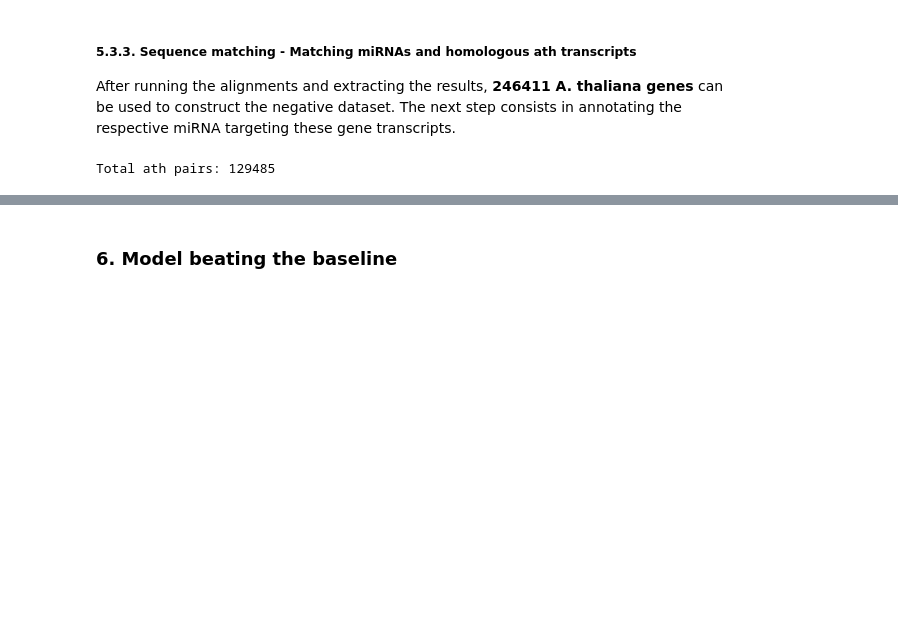
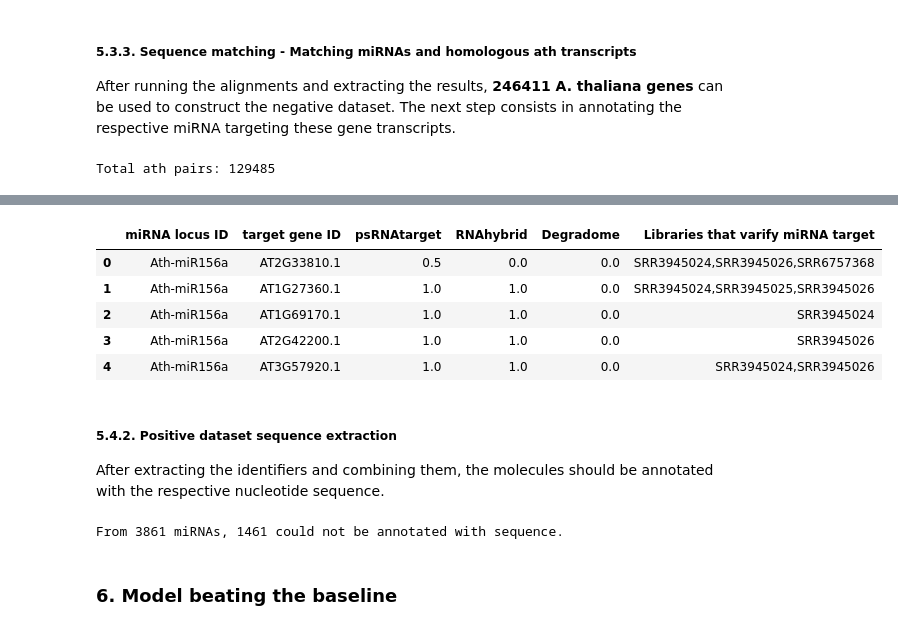
Before and after one commit to susana3/mirna-target-prediction-DNN-FP-UoL, a Jupyter notebook: target_prediction.ipynb, the cells around one changed output, grey strips where cells are left out. Drawn from its saved outputs; the diff is of its cells as text; code cells hidden in the pictures; blank space fills up the shorter version.

```diff
--- a/target_prediction.ipynb
+++ b/target_prediction.ipynb
@@ -340,0 +374,12 @@ with open('data/negative_pairs/ath_negative_dataset.txt', 'w') as f:
+# %%
+# Loads the PmiRen dataset [34].
+pmiren_dataset = pd.read_csv('data/validated_interactions/ath_target_genes.txt', sep='\t')
+# The columns of interest are `miRNA locus ID` and `target gene ID`.
+pmiren_dataset.head()
+# %% [output]
+|  | miRNA locus ID | target gene ID | psRNAtarget | RNAhybrid | Degradome | Libraries that varify miRNA target |
+| 0 | Ath-miR156a | AT2G33810.1 | 0.5 | 0.0 | 0.0 | SRR3945024,SRR3945026,SRR6757368 |
+| 1 | Ath-miR156a | AT1G27360.1 | 1.0 | 1.0 | 0.0 | SRR3945024,SRR3945025,SRR3945026 |
+| 2 | Ath-miR156a | AT1G69170.1 | 1.0 | 1.0 | 0.0 | SRR3945024 |
+| 3 | Ath-miR156a | AT2G42200.1 | 1.0 | 1.0 | 0.0 | SRR3945026 |
+| 4 | Ath-miR156a | AT3G57920.1 | 1.0 | 1.0 | 0.0 | SRR3945024,SRR3945026 |
@@ -341,3 +397,20 @@ with open('data/negative_pairs/ath_negative_dataset.txt', 'w') as f:
+# %% [markdown]
+##### 5.4.2. Positive dataset sequence extraction
+After extracting the identifiers and combining them, the molecules should be annotated with the respective nucleotide sequence.
+# %%
+# Annotates the sequences.
+
+# Stores the mirnas that couldn't be annotated with the sequence.
+non_annotated_mirnas = []
+for mirna in positive_mirnas:
+    if mirna not in ath_mature_mirnas_dict.values():
+        # miRNA not available at the downloaded database of mature miRNAs.
+        non_annotated_mirnas.append(mirna)
+
+print(f'From {len(positive_mirnas)} miRNAs, '
+      f'{len(non_annotated_mirnas)} could not be annotated with sequence.')
+# %% [output]
+From 3861 miRNAs, 1461 could not be annotated with sequence.
 # %% [markdown]
 ### 6. Model beating the baseline
 # %% [markdown]
```
Also changed, not shown: parts of 9 cells of this notebook, 6 other files.
